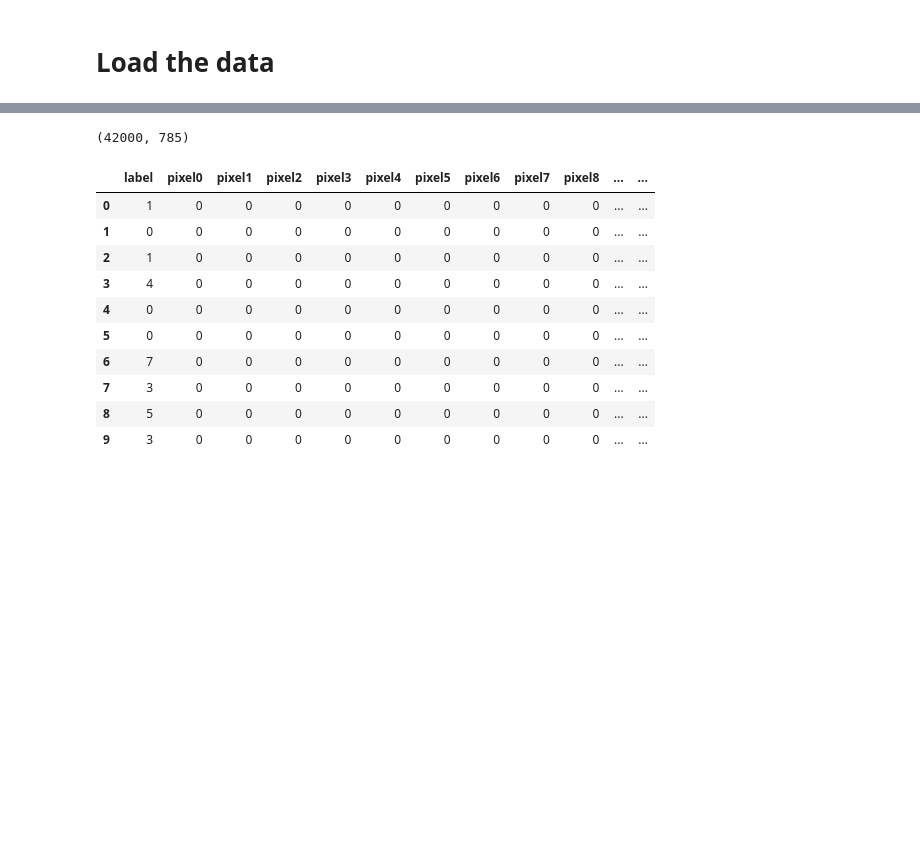
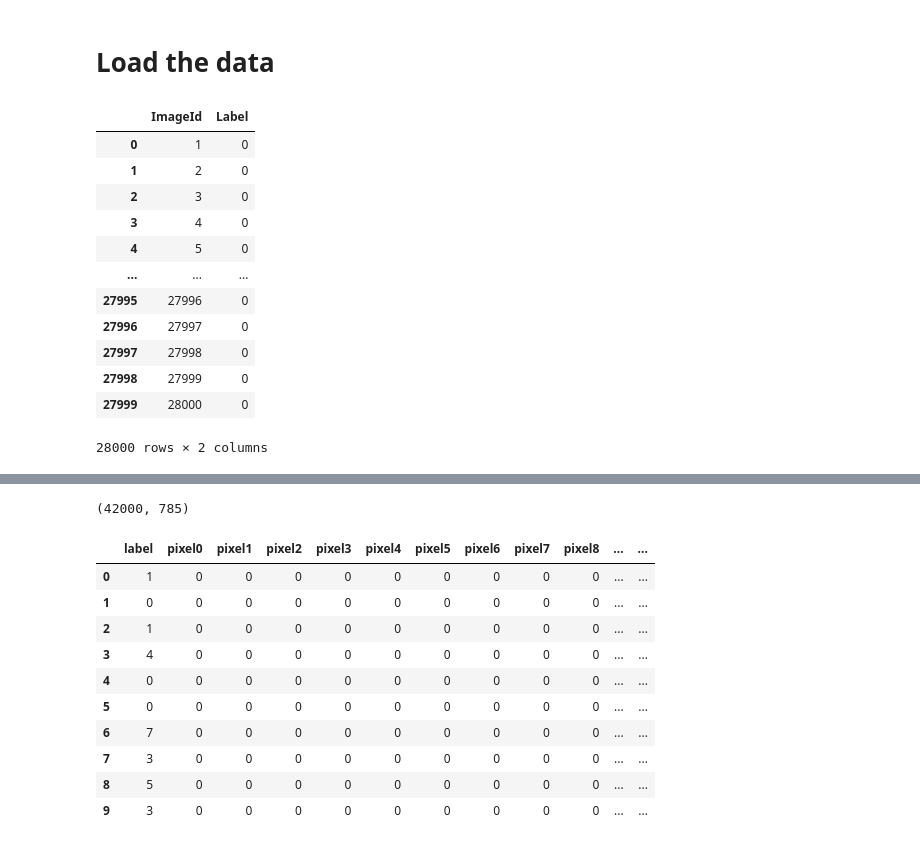
Before and after one commit to sayedul45/Digit-Recognizer-Using-CNN, a Jupyter notebook: digit-recognizer-by-bongodev.ipynb, the cells around one changed output, grey strips where cells are left out. Cells and saved outputs as stored; diff of their text form; code cells hidden in the pictures; blank space fills up the shorter version.

Commit message:
Kaggle Notebook | Digit Recognizer By BongoDev | Version 4

```diff
--- a/digit-recognizer-by-bongodev.ipynb
+++ b/digit-recognizer-by-bongodev.ipynb
@@ -10,3 +10,20 @@ warnings.filterwarnings('ignore')
 # %%
 train=pd.read_csv('/kaggle/input/digit-recognizer/train.csv')
 test=pd.read_csv('/kaggle/input/digit-recognizer/test.csv')
+sample=pd.read_csv('/kaggle/input/digit-recognizer/sample_submission.csv')
+# %%
+sample
+# %% [output]
+|  | ImageId | Label |
+| 0 | 1 | 0 |
+| 1 | 2 | 0 |
+| 2 | 3 | 0 |
+| 3 | 4 | 0 |
+| 4 | 5 | 0 |
+| ... | ... | ... |
+| 27995 | 27996 | 0 |
+| 27996 | 27997 | 0 |
+| 27997 | 27998 | 0 |
+| 27998 | 27999 | 0 |
+| 27999 | 28000 | 0 |
+28000 rows × 2 columns
```
Also changed, not shown: parts of 25 cells of this notebook.
